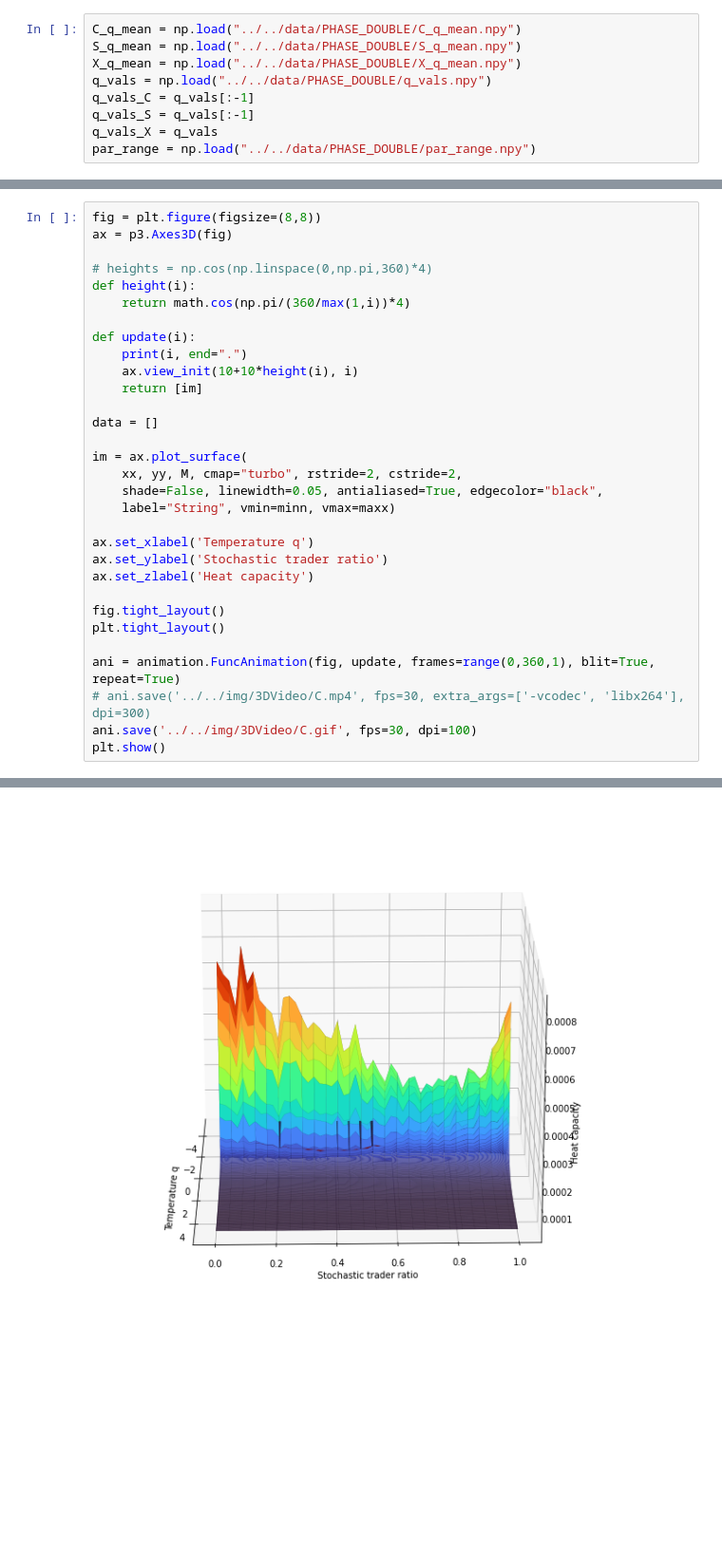
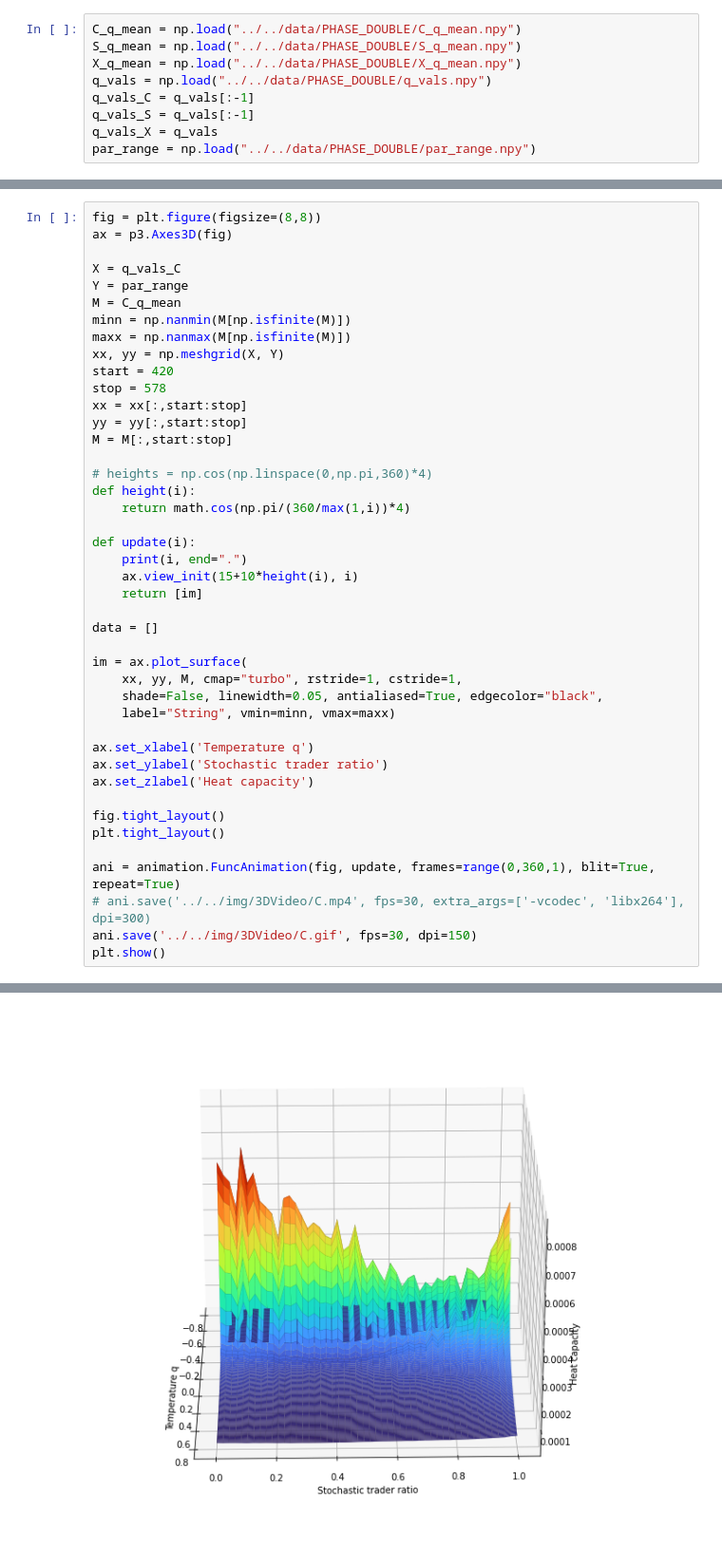
Before and after one commit to charelF/ComplexSystems, a Jupyter notebook: code/charel/3DAlex.ipynb, the cells around one changed output, grey strips where cells are left out. Shown at 95% size. Saved outputs shown, nothing was run; the diff lists cells and outputs as text; blank space fills up the shorter version.

```diff
--- a/code/charel/3DAlex.ipynb
+++ b/code/charel/3DAlex.ipynb
@@ -268,35 +199,47 @@ plt.plot(30+10*heights)
 # %%
 fig = plt.figure(figsize=(8,8))
 ax = p3.Axes3D(fig)
+
+X = q_vals_C
+Y = par_range
+M = C_q_mean
+minn = np.nanmin(M[np.isfinite(M)])
+maxx = np.nanmax(M[np.isfinite(M)])
+xx, yy = np.meshgrid(X, Y)
+start = 420
+stop = 578
+xx = xx[:,start:stop]
+yy = yy[:,start:stop]
+M = M[:,start:stop]
 
 # heights = np.cos(np.linspace(0,np.pi,360)*4)
 def height(i):
     return math.cos(np.pi/(360/max(1,i))*4)
 
 def update(i):
     print(i, end=".")
-    ax.view_init(10+10*height(i), i)
+    ax.view_init(15+10*height(i), i)
     return [im]
 
 data = []
 
 im = ax.plot_surface(
-    xx, yy, M, cmap="turbo", rstride=2, cstride=2,
+    xx, yy, M, cmap="turbo", rstride=1, cstride=1,
     shade=False, linewidth=0.05, antialiased=True, edgecolor="black",
     label="String", vmin=minn, vmax=maxx)
 
 ax.set_xlabel('Temperature q')
 ax.set_ylabel('Stochastic trader ratio')
 ax.set_zlabel('Heat capacity')
 
 fig.tight_layout()
 plt.tight_layout()
 
 ani = animation.FuncAnimation(fig, update, frames=range(0,360,1), blit=True, repeat=True)
 # ani.save('../../img/3DVideo/C.mp4', fps=30, extra_args=['-vcodec', 'libx264'], dpi=300)
-ani.save('../../img/3DVideo/C.gif', fps=30, dpi=100)
+ani.save('../../img/3DVideo/C.gif', fps=30, dpi=150)
 plt.show()
 # %% [output]
 0.0.0.
 1.2.3.4.5.6.7.8.9.10.11.12.13.14.15.16.17.18.19.20.21.22.23.24.25.26.27.28.29.30.31.32.33.34.35.36.37.38.39.40.41.42.43.44.45.46.47.48.49.50.51.52.53.54.55.56.57.58.59.60.61.62.63.64.65.66.67.68.69.70 ...
-[figure, old version]
+[figure, new version]
```
Also changed, not shown: parts of 7 cells of this notebook, 3 other files.
